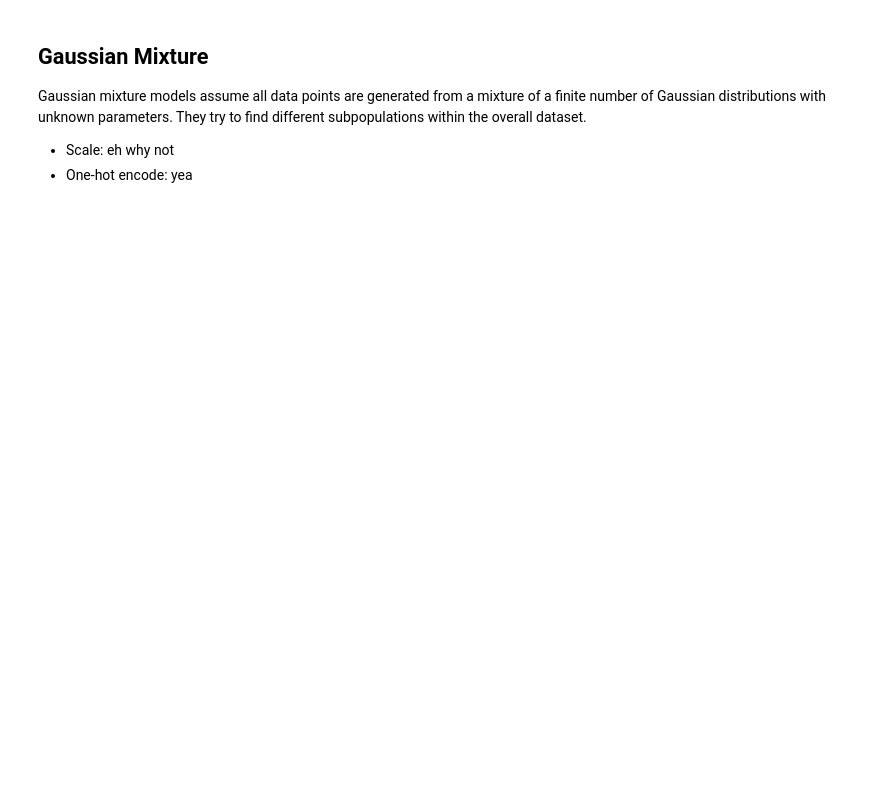
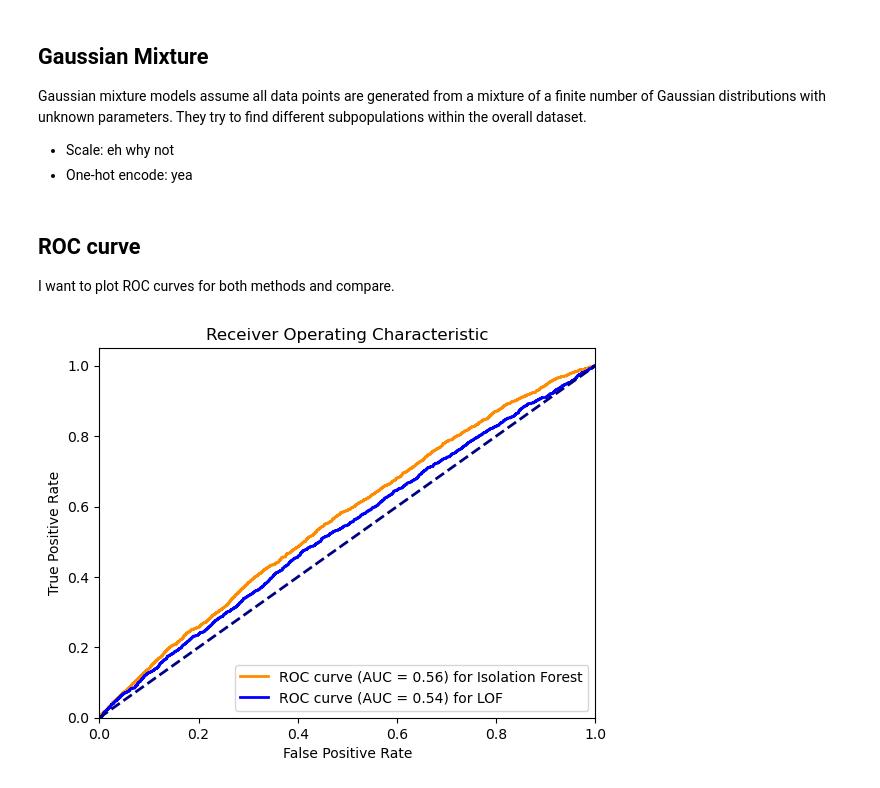
Before and after one commit to babichmorrowc/allianz_ifb, a Jupyter notebook: notebooks/outlier_detection.ipynb, the cells around one changed output. Drawn from its saved outputs; the diff is of its cells as text; code cells hidden in the pictures; blank space fills up the shorter version.

Commit message:
ROC curves

```diff
--- a/notebooks/outlier_detection.ipynb
+++ b/notebooks/outlier_detection.ipynb
@@ -289,7 +303,7 @@ lof_gower = LocalOutlierFactor(n_neighbors = 20,
                                novelty=False,
                                metric='precomputed')
 # Need to just run it on the testing data and identify the outliers there
-lof_pred_gower = lof_model.fit_predict(gower_dist_0)
+lof_pred_gower = lof_gower.fit_predict(gower_dist_0)
 # %%
 # Recode the predictions
 lof_pred_gower[lof_pred_gower == 1] = 0
@@ -338,0 +374,33 @@ results
+# %% [markdown]
+## ROC curve
+
+I want to plot ROC curves for both methods and compare.
+# %%
+# Get the prediction scores
+if_scores = -if_model.decision_function(X_ohe_test)  # For Isolation Forest, the anomaly score is defined as -decision_function
+lof_scores = -lof_model.negative_outlier_factor_  # For LOF, the anomaly score is defined as -negative_outlier_factor_
+
+# Compute ROC curve for Isolation Forest
+fpr_if, tpr_if, _ = roc_curve(y_test, if_scores)
+roc_auc_if = auc(fpr_if, tpr_if)
+
+# Compute ROC curve for LOF
+fpr_lof, tpr_lof, _ = roc_curve(y_test, lof_scores)
+roc_auc_lof = auc(fpr_lof, tpr_lof)
+# %%
+plt.figure()
+lw = 2
+plt.plot(fpr_if, tpr_if, color='darkorange',
+         lw=lw, label='ROC curve (AUC = %0.2f) for Isolation Forest' % roc_auc_if)
+plt.plot(fpr_lof, tpr_lof, color='blue',
+         lw=lw, label='ROC curve (AUC = %0.2f) for LOF' % roc_auc_lof)
+plt.plot([0, 1], [0, 1], color='navy', lw=lw, linestyle='--')
+plt.xlim([0.0, 1.0])
+plt.ylim([0.0, 1.05])
+plt.xlabel('False Positive Rate')
+plt.ylabel('True Positive Rate')
+plt.title('Receiver Operating Characteristic')
+plt.legend(loc="lower right")
+plt.show()
+# %% [output]
+[figure, added]
```
Also changed, not shown: parts of 10 cells of this notebook, 1 other file.
